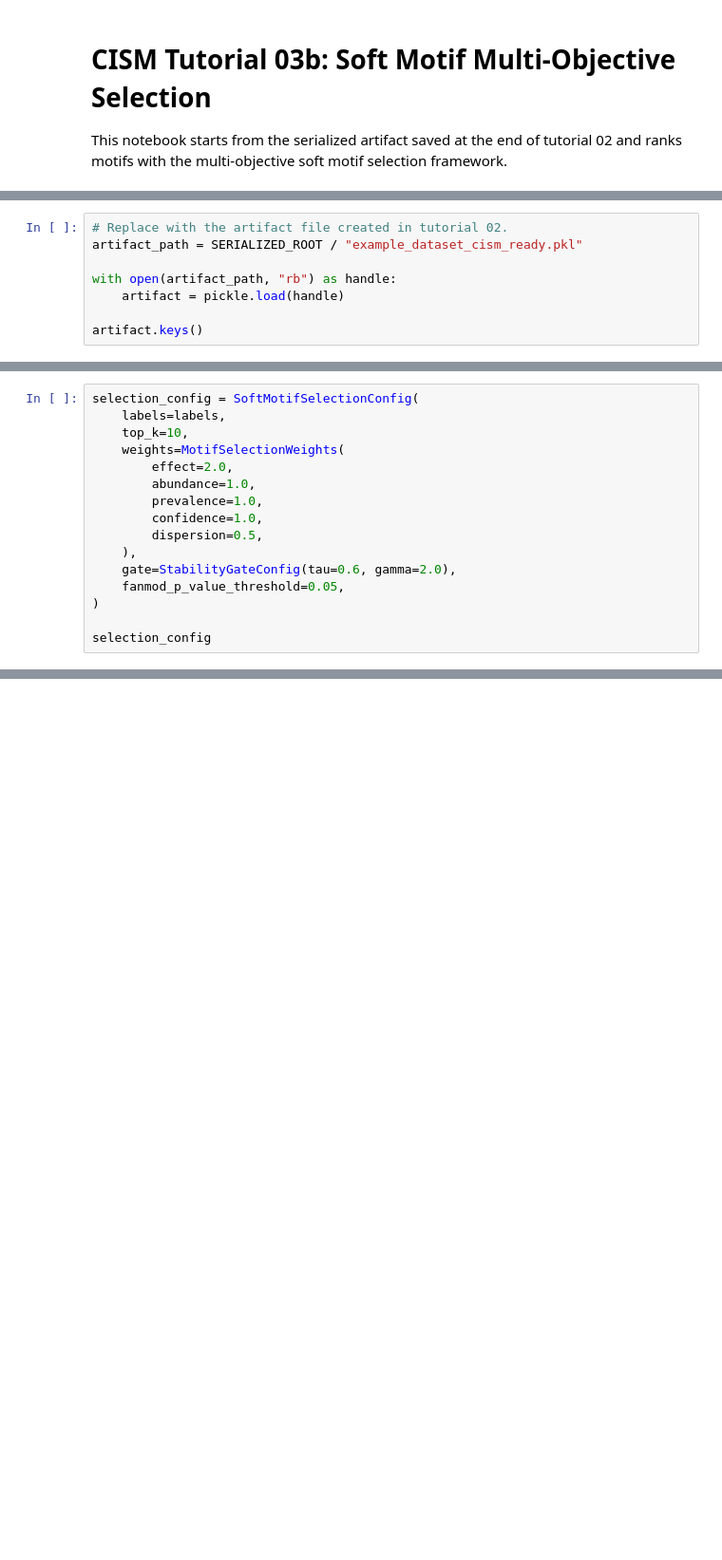
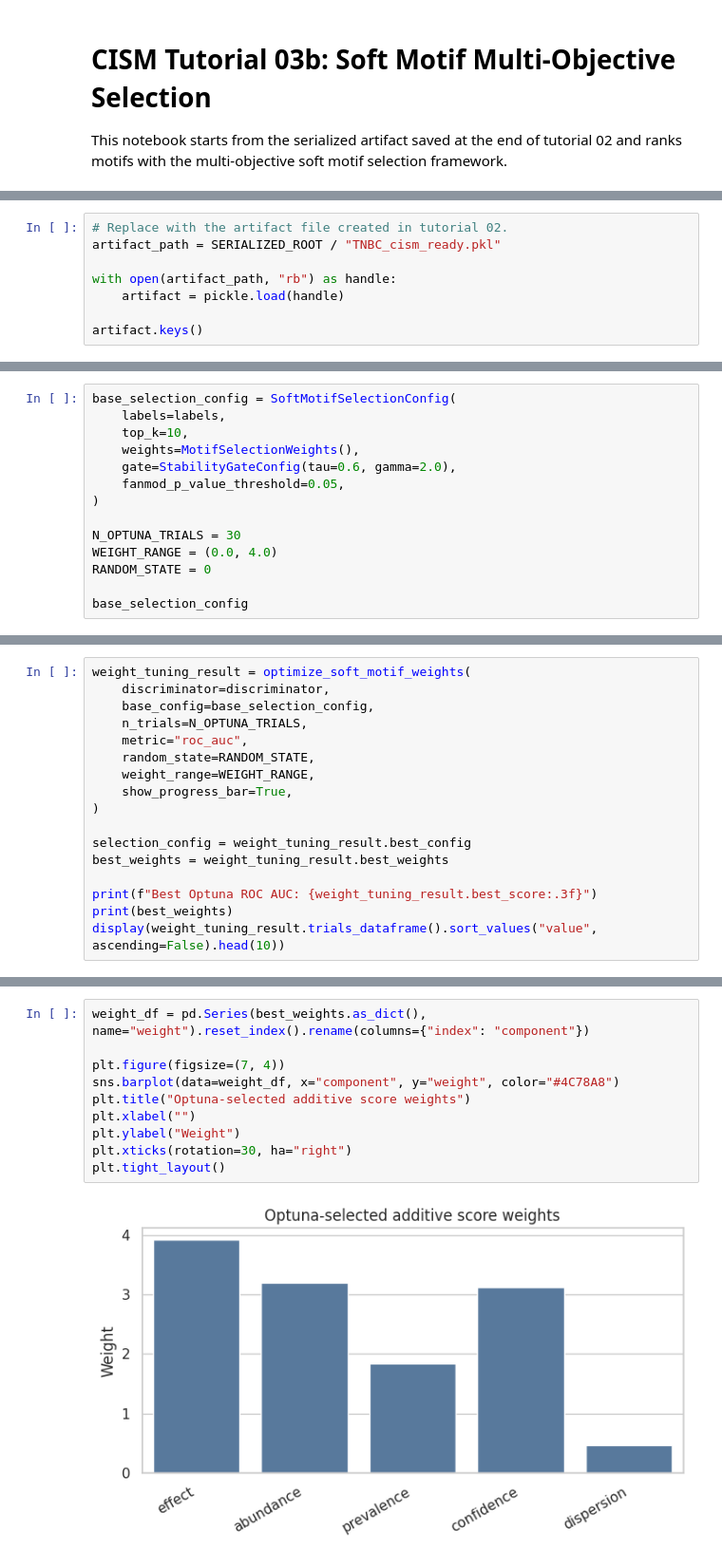
Before and after one commit to zaritskylab/CISM, a Jupyter notebook: tutorials/03b_soft_motif_selection.ipynb, the cells around one changed output, grey strips where cells are left out. Shown at 95% size. Saved outputs shown, nothing was run; the diff lists cells and outputs as text; blank space fills up the shorter version.

Commit message:
ran notebook 3b on n_motifs = 10" "

```diff
--- a/tutorials/03b_soft_motif_selection.ipynb
+++ b/tutorials/03b_soft_motif_selection.ipynb
@@ -47,6 +57,6 @@ Choose the `.pkl` created in tutorial 02.
 # %%
 # Replace with the artifact file created in tutorial 02.
-artifact_path = SERIALIZED_ROOT / "example_dataset_cism_ready.pkl"
+artifact_path = SERIALIZED_ROOT / "TNBC_cism_ready.pkl"
 
 with open(artifact_path, "rb") as handle:
     artifact = pickle.load(handle)
@@ -71,16 +95,14 @@ print(f"number of cell types = {len(common_cells_type)}")
 # %%
-selection_config = SoftMotifSelectionConfig(
+base_selection_config = SoftMotifSelectionConfig(
     labels=labels,
     top_k=10,
-    weights=MotifSelectionWeights(
-        effect=2.0,
-        abundance=1.0,
-        prevalence=1.0,
-        confidence=1.0,
-        dispersion=0.5,
-    ),
+    weights=MotifSelectionWeights(),
     gate=StabilityGateConfig(tau=0.6, gamma=2.0),
     fanmod_p_value_threshold=0.05,
 )
 
-selection_config
+N_OPTUNA_TRIALS = 30
+WEIGHT_RANGE = (0.0, 4.0)
+RANDOM_STATE = 0
+
+base_selection_config
@@ -88,0 +115,17 @@ selection_config
+# %%
+weight_tuning_result = optimize_soft_motif_weights(
+    discriminator=discriminator,
+    base_config=base_selection_config,
+    n_trials=N_OPTUNA_TRIALS,
+    metric="roc_auc",
+    random_state=RANDOM_STATE,
+    weight_range=WEIGHT_RANGE,
+    show_progress_bar=True,
+)
+
+selection_config = weight_tuning_result.best_config
+best_weights = weight_tuning_result.best_weights
+
+print(f"Best Optuna ROC AUC: {weight_tuning_result.best_score:.3f}")
+print(best_weights)
+display(weight_tuning_result.trials_dataframe().sort_values("value", ascending=False).head(10))
@@ -88,0 +162,12 @@ selection_config
+# %%
+weight_df = pd.Series(best_weights.as_dict(), name="weight").reset_index().rename(columns={"index": "component"})
+
+plt.figure(figsize=(7, 4))
+sns.barplot(data=weight_df, x="component", y="weight", color="#4C78A8")
+plt.title("Optuna-selected additive score weights")
+plt.xlabel("")
+plt.ylabel("Weight")
+plt.xticks(rotation=30, ha="right")
+plt.tight_layout()
+# %% [output]
+[figure, added]
```
Also changed, not shown: parts of 27 cells of this notebook, 2 other files.
